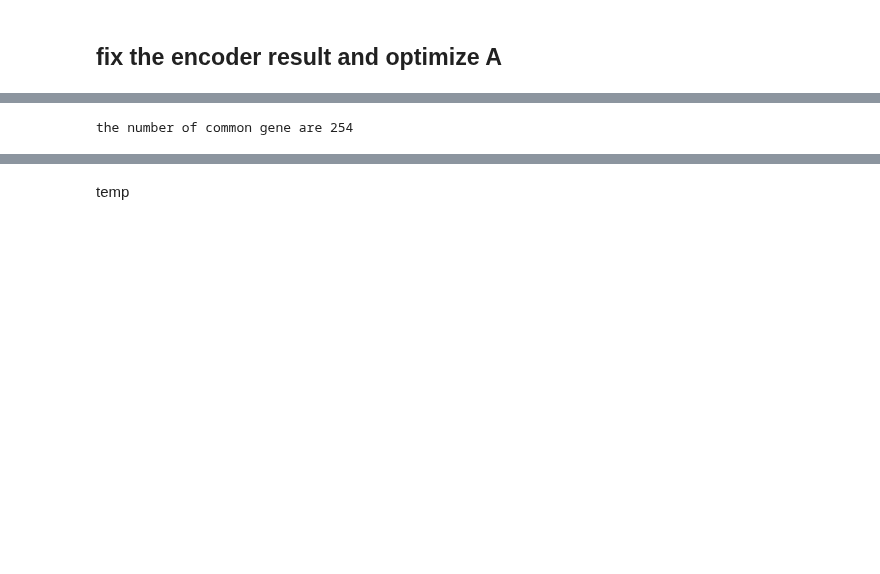
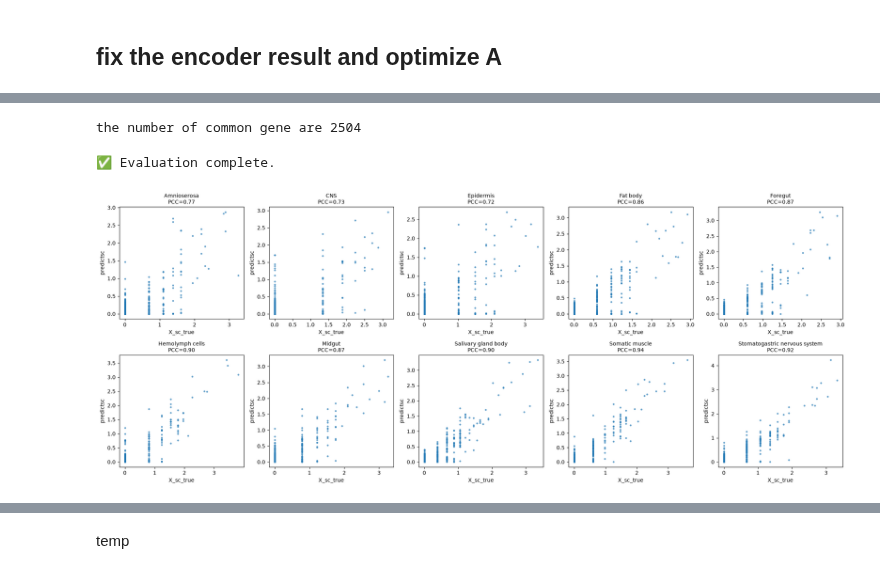
Before and after one commit to amssyqy/scMagNet, a Jupyter notebook: Benchmarks/Sim_Stereo-Seq/method_1.ipynb, the cells around one changed output, grey strips where cells are left out. Drawn from its saved outputs; the diff is of its cells as text; code cells hidden in the pictures; blank space fills up the shorter version.

```diff
--- a/Benchmarks/Sim_Stereo-Seq/method_1.ipynb
+++ b/Benchmarks/Sim_Stereo-Seq/method_1.ipynb
@@ -1241,11 +1267,0 @@ cell_type_labels =metadata['celltype'].values
-# %%
-sc_path = "/home/qyyuan/project/ST_CP/JE/simulation/MERFISH/adata_sc_mouse1sample1_mouse1_slice50_celltype.h5ad"
-st_path = "/data/qyyuan/project/ST_CP/JE/NC_review/Methods/data_Merfish/adata_st_mouse1sample1_mouse1_slice50_drop.h5ad"
-# 1. 定义设备
-n_top_genes=5000
-X_sc, X_st, Y, adata_sc, adata_ST, common_genes = load_and_align_data(sc_path, st_path, n_top_genes,common_genes=common_genes,fix_genes=True)
-X_sc = np.log(X_sc + 1)
-X_st = np.log(X_st + 1)
-adata_st=adata_ST
-# %% [output]
-the number of common gene are 254
@@ -1270,2 +1268,61 @@ cell_types_gt_order=A_gt_deconv.columns.tolist()
+# %%
+#ours
+import scanpy as sc
+import pandas as pd
+import numpy as np
+import pandas as pd
+cell_spot_gt = pd.read_csv('/data/qyyuan/project/ST_CP/JE/NC_review/Methods/data_stereo-seq/spots_cells.csv',sep=',',header = 0,index_col=0)
+count_matrix = cell_spot_gt.groupby(['spot_id', 'anno']).size().unstack(fill_value=0)
+count_matrix=count_matrix.div(count_matrix.sum(axis=1), axis=0)
+count_matrix.index='X'+count_matrix.index.astype(str)
+count_matrix=count_matrix.loc[adata_ST.obs.index]
+A_gt_deconv=count_matrix.copy()
+metadata = adata_sc.obs
+cell_type_labels =metadata['anno'].values
+# 1. 定义设备
+n_top_genes=5000
+X_sc, X_st, Y, adata_sc, adata_ST, common_genes = load_and_align_data(sc_path, st_path, n_top_genes,common_genes=common_genes,fix_genes=True)
+X_sc = np.log(X_sc + 1)
+X_st = np.log(X_st + 1)
+adata_st=adata_ST
+(X_st==0).sum()/X_st.shape[0]/X_st.shape[1]
+model.eval()
+device = next(model.parameters()).device
+import torch
+X_sc_tensor = X_sc.to(device).float()
+with torch.no_grad():
+    sigmoid_f = torch.sigmoid(model.f).squeeze()
+    A_hat = model.compute_softmax_A()
+A_hat_np = A_hat.cpu().numpy()
+stembeding = A_hat_np @ scembeding
+scale = torch.exp(model.log_scale)
+predictst = scale.cpu().detach().numpy()*A_hat_np @ (np.exp(predictsc)-1)
+#X_st_pred = torch.mm(scale * A_hat, f_vals)
+#predictst1 = A_hat_np @ adata_sc.X
+A_hat_np=pd.DataFrame(A_hat_np,index=adata_st.obs_names,columns=adata_sc.obs_names)
+A_hat_np = A_hat_np.loc[A_gt_deconv.index, :]
+cell_types_gt_order=A_gt_deconv.columns.tolist()
+# %% [output]
+the number of common gene are 2504
 # %%
-pd.DataFrame(stembeding).to_csv('merfish_stembeding.csv')
+pd.DataFrame(stembeding).to_csv('Ours/stembeding.csv')
+matrix = pd.get_dummies(cell_spot_gt['spot_id']).astype(int)
+A_gt=matrix.copy()
+A_gt.columns='X'+A_gt.columns.astype(str)
+A_gt=A_gt[adata_ST.obs.index]
+A_gt_reindexed = A_gt.reindex(adata_sc.obs_names, fill_value=0)
+result_ours,A_dec_pred=evaluate_predictions_numpy(
+    predictsc,              # (n_sc_cells, n_genes) or embedding
+    None,
+    X_sc.numpy(),              # same shape as predictsc (optional, can be None)
+    predictst=np.log(1+predictst),         # (n_spots, n_genes)
+    X_st_true=X_st.numpy(),         # (n_spots, n_genes)
+    predictA=A_hat_np.values,          # (n_spots, n_sc_cells)
+    A_gt=A_gt_reindexed.T,              # (n_spots, n_sc_cells) or spot × cell assignment
+    cell_type_labels=cell_type_labels,  # list[str], length = n_sc_cells
+    A_gt_deconv=A_gt_deconv,       # (n_spots, n_types)
+    cell_types_gt_order=cell_types_gt_order
+)
+# %% [output]
+✅ Evaluation complete.
+[figure, added]
```
Also changed, not shown: parts of 42 cells of this notebook, 6 other files.
